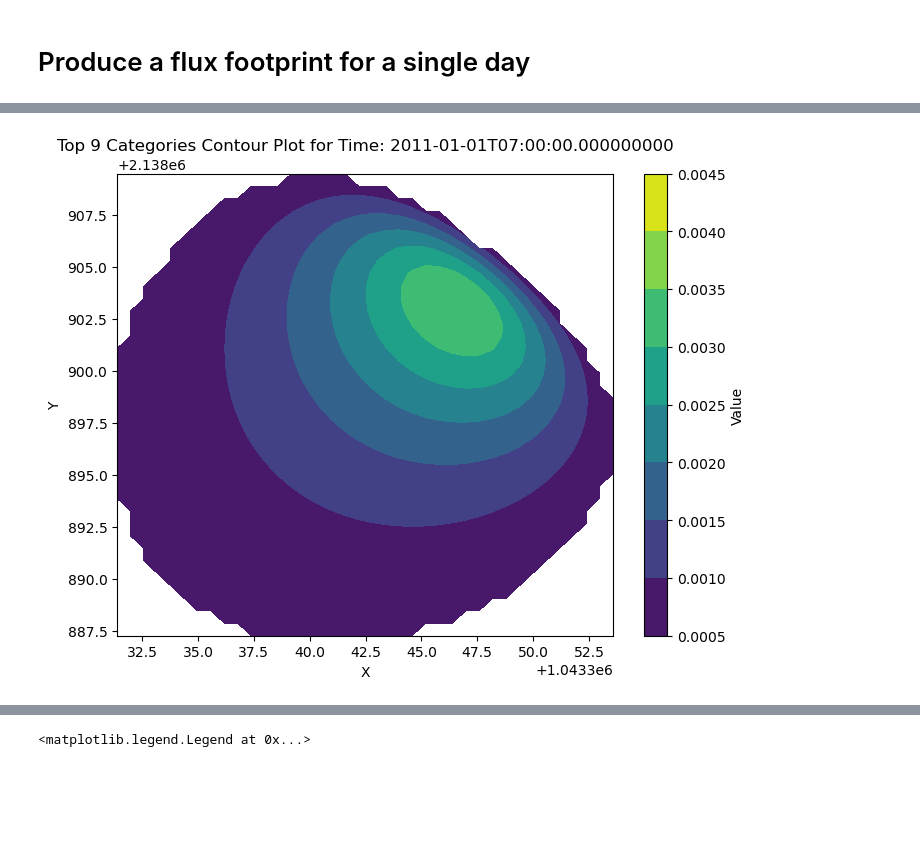
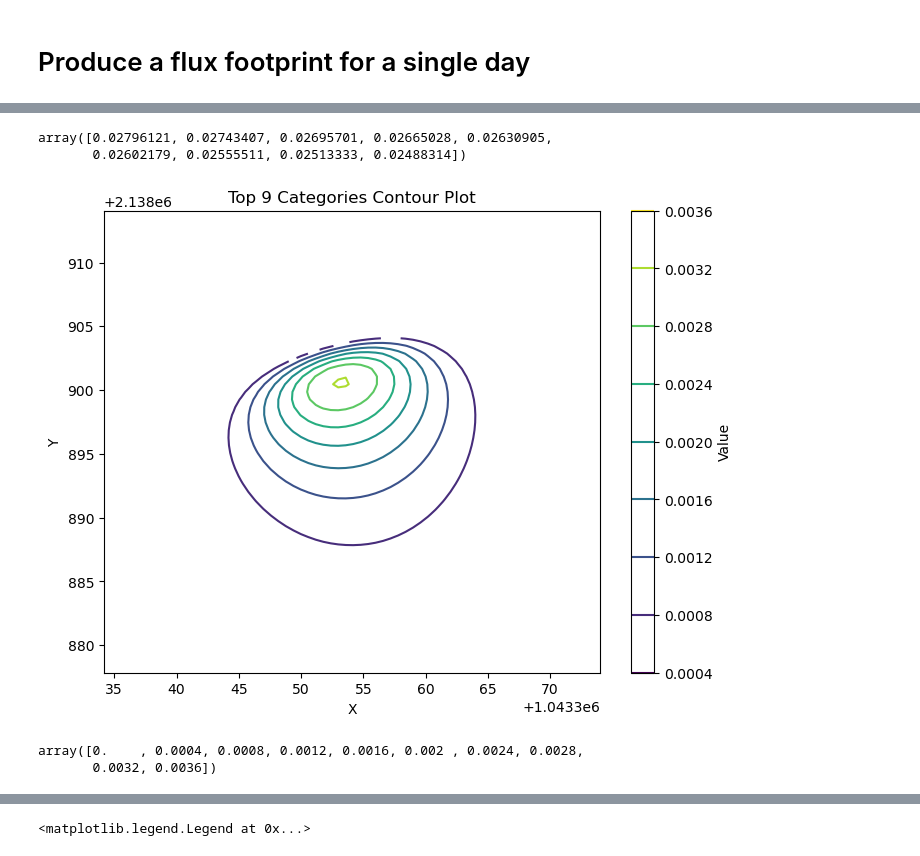
Before and after one commit to utah-geological-survey/MicroMet, a Jupyter notebook: Notebooks/example with flux-data-qaqc-test-new-code.ipynb, the cells around one changed output, grey strips where cells are left out. Saved outputs shown, nothing was run; the diff lists cells and outputs as text; code cells hidden in the pictures; blank space fills up the shorter version.

```diff
--- a/Notebooks/example with flux-data-qaqc-test-new-code.ipynb
+++ b/Notebooks/example with flux-data-qaqc-test-new-code.ipynb
@@ -150,5 +320,14 @@ ds_albers_day = temp_ffp.fclim_2d.assign_coords(x=x_2d, y=y_2d).rio.write_crs(50
+# %%
+rs = np.arange(0.10, 1.0, 0.1)
+dx = dy = 1.0
+pclevs, ars = get_contour_levels(temp_ffp.fclim_2d, dx, dy, rs)
+pclevs
+# %% [output]
+array([0.02796121, 0.02743407, 0.02695701, 0.02665028, 0.02630905,
+       0.02602179, 0.02555511, 0.02513333, 0.02488314])
 # %%
 import matplotlib.pyplot as plt
+from matplotlib import ticker
 import numpy as np
 
 class ContourUtils:
@@ -260,25 +439,41 @@ class ContourUtils:
             return
 
         mask = (f_2d >= cropped_levels[0]) & (f_2d <= cropped_levels[-1])
-        f_2d_cropped = f_2d.where(mask, drop=True)
+        #f_2d_cropped = f_2d.where(mask, drop=True)
+        f_2d_cropped = xr.where(mask,f_2d,np.nan)
+
 
         # Ensure x and y align with data dimensions
         x_values = f_2d_cropped.x.values
         y_values = f_2d_cropped.y.values
 
-        if f_2d_cropped.shape != (len(y_values), len(x_values)):
-            print("Adjusting coordinates to match data dimensions.")
-            x_values = np.arange(f_2d_cropped.shape[1])
-            y_values = np.arange(f_2d_cropped.shape[0])
+        #if f_2d_cropped.shape != (len(y_values), len(x_values)):
+        #    print("Adjusting coordinates to match data dimensions.")
+        #    x_values = np.arange(f_2d_cropped.shape[1])
+        #    y_values = np.arange(f_2d_cropped.shape[0])
+
+
 
         plt.figure(figsize=(8, 6))
-        contour = plt.contourf(x_values, y_values, f_2d_cropped.values, levels=cropped_levels, cmap="viridis")
+        #contour = plt.contourf(x_values, y_values, f_2d_cropped.values, levels=cropped_levels, cmap="viridis")
+        contour = plt.contour(x_values, y_values, f_2d_cropped.values, levels=cropped_levels, cmap="viridis")
+
+        path = contour.get_paths()
+        #polygons = []
+
+        bbox = path[1].get_extents()
+
+
+        # Access the bounding coordinates
+        x_min, x_max = bbox.xmin-10, bbox.xmax+10
+        y_min, y_max = bbox.ymin-10, bbox.ymax+10
+
         plt.colorbar(contour, label="Value")
         plt.title("Top 9 Categories Contour Plot")
         plt.xlabel("X")
         plt.ylabel("Y")
-        plt.xlim(x_values.min(), x_values.max())
-        plt.ylim(y_values.min(), y_values.max())
+        plt.xlim(x_min, x_max)
+        plt.ylim(y_min, y_max)
         plt.show()
 
 
@@ -294,12 +489,15 @@ class ContourUtils:
 # %%
 
 
 
 # Example usage
 # Assuming `f_3d` is a 3D xarray.DataArray and `contour_levels` is computed using the class above:
-f_3d = ds_albers
+f_3d = ds_albers.sel(time=pd.to_datetime("2011-01-01 20:00"),method="nearest")
 utils = ContourUtils()
-contour_levels = utils.get_time_varying_contour_levels(f_3d)
-utils.plot_top_9_contour_levels(f_3d, contour_levels, time_index=0)
+contour_levels = utils.get_contour_levels(f_3d)
+utils.plot_top_9_contour_levels_2d(f_3d, contour_levels)
+contour_levels
 # %% [output]
-[figure, old version]
+[figure, new version]
+array([0.    , 0.0004, 0.0008, 0.0012, 0.0016, 0.002 , 0.0024, 0.0028,
+       0.0032, 0.0036])
```
Also changed, not shown: parts of 26 cells of this notebook, 3 other files.
